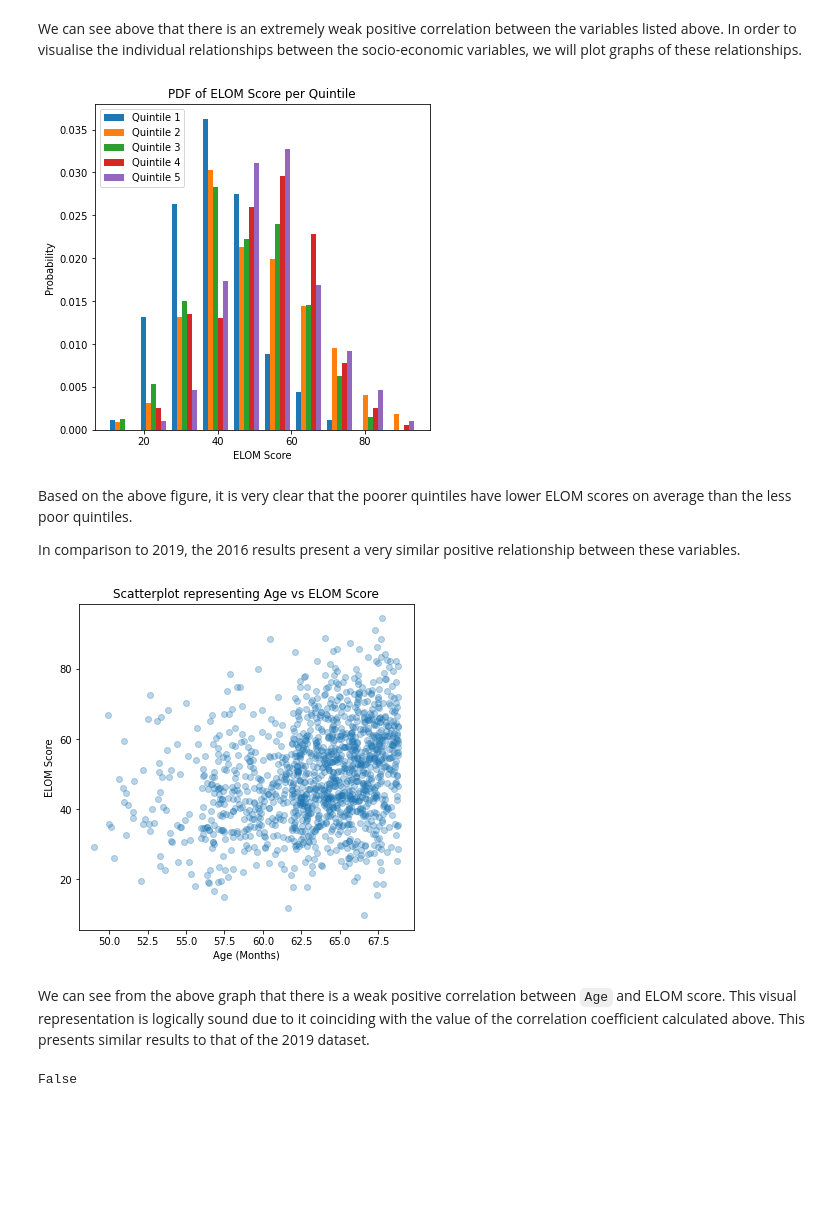
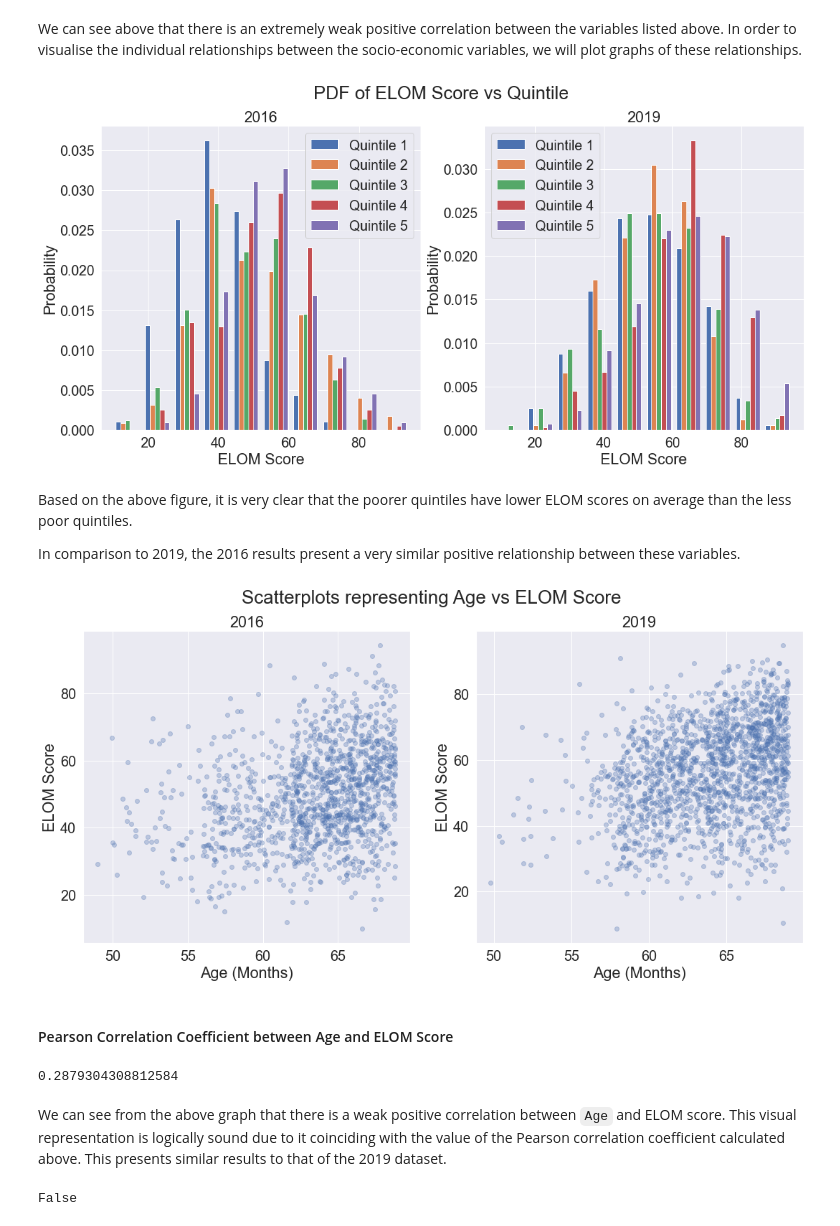
Before and after one commit to bongo1007/DAE, a Jupyter notebook: Project.ipynb, the cells around one changed output. Saved outputs shown, nothing was run; the diff lists cells and outputs as text; code cells hidden in the pictures; blank space fills up the shorter version.

```diff
--- a/Project.ipynb
+++ b/Project.ipynb
@@ -466,7 +455,11 @@ Investigating the dataset we can determine that the behavioural tendencies of a
 
 `ChildObs` is the sum of `ChildObs1`, `ChildObs2`, `ChildObs3` and `ChildObs4`. As such we will only consider `ChildObs` in the analysis and modelling phases.
 # %%
-display(Markdown("#### Correlation Matrix of Behavioural Factors and ELOM Score"))
+display(Markdown("#### Heatmap of Behavioural Factors and ELOM Score"))
 dfBehavioural = df2019[['ChildObs', 'SelfCare','SocialRelations','EmotionalReadiness','Gender','total']]
-display(dfBehavioural.corr())
+
+plt.figure(figsize=(8,6))
+sns.set(font_scale=1.5)
+sns.heatmap(dfBehavioural.corr(), annot=True, cmap="Blues", annot_kws={"size": 15})
+plt.show()
 # %% [output]
@@ -619,0 +599,18 @@ display(dfSocioEconomic2016.corr())
+# %%
+# display(Markdown("#### Heatmap of Socio-Economic Factors and ELOM Score"))
+dfSocioEconomic2016 = df2016[['Quintile', 'Age','HomeLanguage','AssessLanguage','Total']]
+
+
+plt.figure(figsize=(18,7))
+plt.suptitle("Heatmaps of Socio-Economic Factors and ELOM Score")
+plt.subplot(121)
+plt.title("2016")
+sns.set(font_scale=1.8)
+sns.heatmap(dfSocioEconomic2016.corr(), annot=True, cmap="Blues", annot_kws={"size": 18})
+
+plt.subplot(122)
+plt.title("2019")
+sns.set(font_scale=1.8)
+sns.heatmap(dfSocioEconomic.corr(), annot=True, cmap="Blues", annot_kws={"size": 18})
+
+plt.show()
@@ -620,28 +619,56 @@ display(dfSocioEconomic2016.corr())
 # %% [markdown]
 We can see above that there is an extremely weak positive correlation between the variables  listed above. In order to visualise the individual relationships between the socio-economic variables, we will plot graphs of these relationships.
 # %%
-plt.figure(figsize=(6,6))
+
+
+plt.figure(figsize=(18,8))
+plt.suptitle("PDF of ELOM Score vs Quintile")
+plt.subplot(121)
 plt.hist([dfSocioEconomic2016.Total[dfSocioEconomic2016.Quintile==1], dfSocioEconomic2016.Total[dfSocioEconomic2016.Quintile==2], dfSocioEconomic2016.Total[dfSocioEconomic2016.Quintile==3], dfSocioEconomic2016.Total[dfSocioEconomic2016.Quintile==4], dfSocioEconomic2016.Total[dfSocioEconomic2016.Quintile==5]], label=['Quintile 1', 'Quintile 2', 'Quintile 3', 'Quintile 4', 'Quintile 5'],density=True)
-plt.legend(loc='upper left')
-plt.title("PDF of ELOM Score per Quintile")
+plt.legend(loc='best')
+plt.title("2016")
 plt.xlabel('ELOM Score')
 plt.ylabel('Probability')
+
+plt.subplot(122)
+plt.hist([dfSocioEconomic.total[dfSocioEconomic.Quintile==1], dfSocioEconomic.total[dfSocioEconomic.Quintile==2], dfSocioEconomic.total[dfSocioEconomic.Quintile==3], dfSocioEconomic.total[dfSocioEconomic.Quintile==4], dfSocioEconomic.total[dfSocioEconomic.Quintile==5]], label=['Quintile 1', 'Quintile 2', 'Quintile 3', 'Quintile 4', 'Quintile 5'],density=True)
+plt.legend(loc='best')
+plt.title("2019")
+plt.xlabel('ELOM Score')
+plt.ylabel('Probability')
+
 plt.show()
 # %% [output]
-[figure, old version]
+[figure, new version]
 # %% [markdown]
 Based on the above figure, it is very clear that the poorer quintiles have lower ELOM scores on average than the less poor quintiles.
 
 In comparison to 2019, the 2016 results present a very similar positive relationship between these variables.
 # %%
-plt.figure(figsize=(6,6))
-plt.title("Scatterplot representing Age vs ELOM Score")
+plt.figure(figsize=(18,8))
+plt.suptitle("Scatterplots representing Age vs ELOM Score")
+
+plt.subplot(121)
+plt.title("2016")
 plt.ylabel('ELOM Score')
 plt.xlabel('Age (Months)')
 plt.scatter(df2016.Age,df2016.Total,alpha=0.3)
+
+plt.subplot(122)
+plt.title("2019")
+plt.ylabel('ELOM Score')
+plt.xlabel('Age (Months)')
+plt.scatter(df2019.Age,df2019.total,alpha=0.3)
+
 plt.show()
 # %% [output]
-[figure, old version]
+[figure, new version]
+# %%
+display(Markdown("#### Pearson Correlation Coefficient between Age and ELOM Score"))
+display(df2016.Age.corr(df2016.Total, method='pearson'))
+# %% [output]
+#### Pearson Correlation Coefficient between Age and ELOM Score
+0.2879304308812584
 # %% [markdown]
-We can see from the above graph that there is a weak positive correlation between `Age` and ELOM score. This visual representation is logically sound due to it coinciding with the value of the correlation coefficient calculated above. This presents similar results to that of the 2019 dataset.
+We can see from the above graph that there is a weak positive correlation between `Age` and ELOM score. This visual representation is logically sound due to it coinciding with the value of the Pearson correlation coefficient calculated above. This presents similar results to that of the 2019 dataset.
 # %%
```
Also changed, not shown: parts of 45 cells of this notebook.
